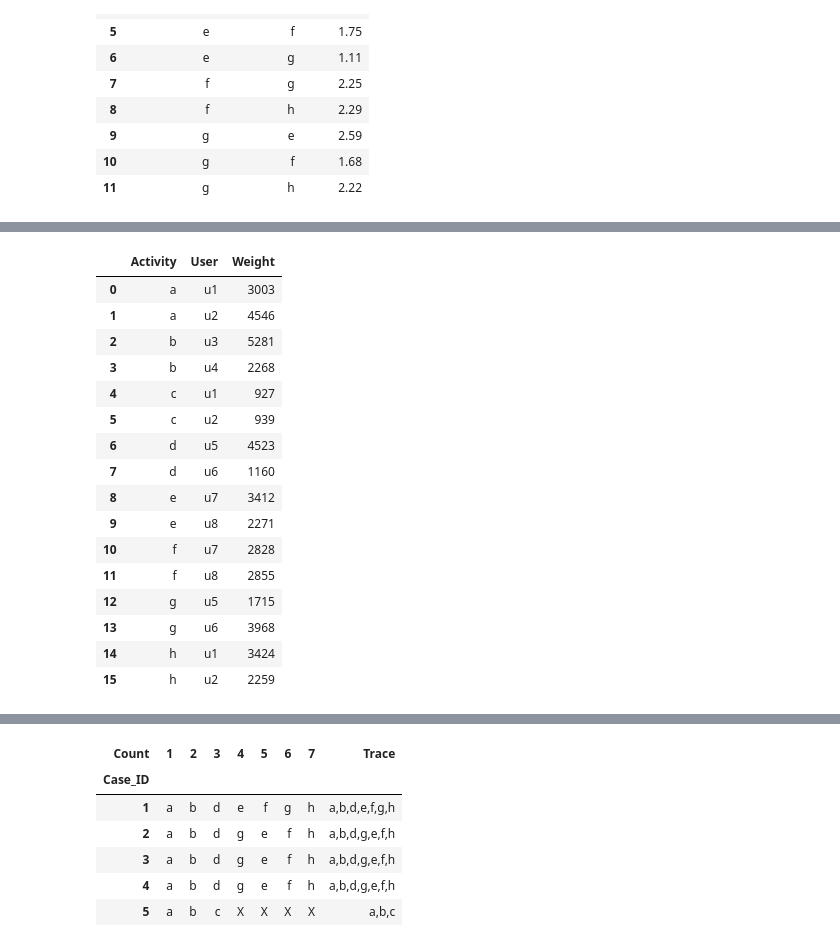
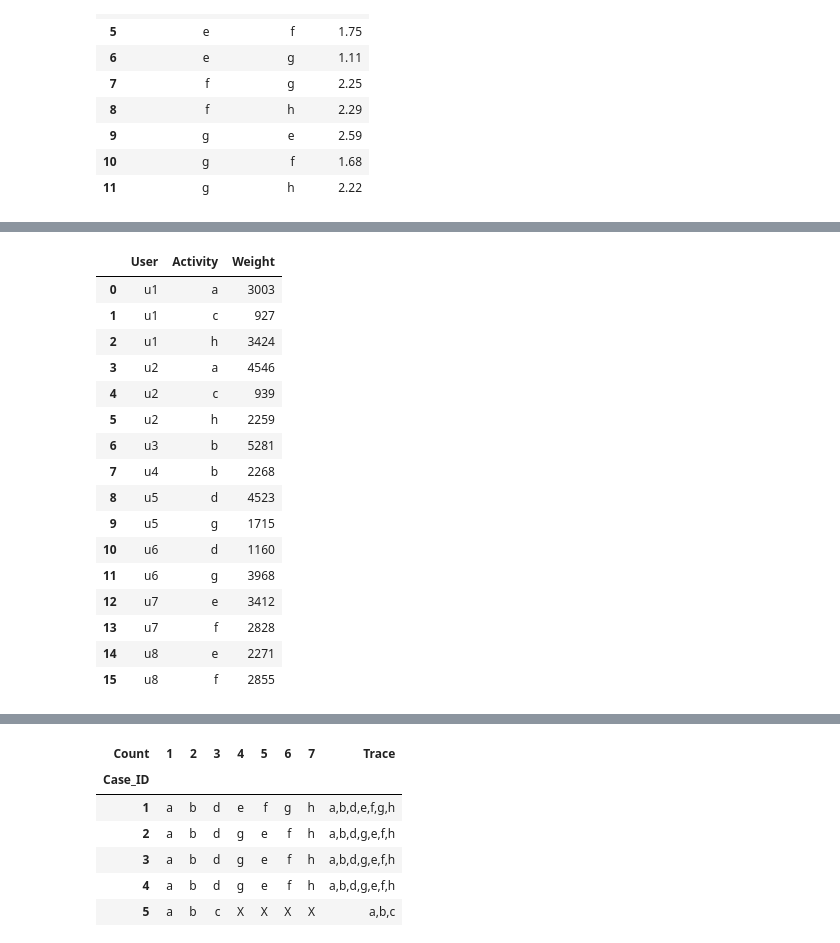
Before and after one commit to nkwachiabel/Process-Mining-A-Primer, a Jupyter notebook: Process Mining 3.ipynb, the cells around one changed output, grey strips where cells are left out. Cells and saved outputs as stored; diff of their text form; code cells hidden in the pictures.

```diff
--- a/Process Mining 3.ipynb
+++ b/Process Mining 3.ipynb
@@ -193,28 +194,28 @@ Z
 # %%
 # Individual activities per user
 iapu = df_node.copy()
-iapu = iapu[['Activity','User']]
-iapu = iapu.groupby(['Activity','User']).size()
+iapu = iapu[['User','Activity']]
+iapu = iapu.groupby(['User','Activity']).size()
 iapu = iapu.to_frame(name='Weight').reset_index()
 iapu
 # %% [output]
-|  | Activity | User | Weight |
-| 0 | a | u1 | 3003 |
-| 1 | a | u2 | 4546 |
-| 2 | b | u3 | 5281 |
-| 3 | b | u4 | 2268 |
-| 4 | c | u1 | 927 |
-| 5 | c | u2 | 939 |
-| 6 | d | u5 | 4523 |
-| 7 | d | u6 | 1160 |
-| 8 | e | u7 | 3412 |
-| 9 | e | u8 | 2271 |
-| 10 | f | u7 | 2828 |
-| 11 | f | u8 | 2855 |
-| 12 | g | u5 | 1715 |
-| 13 | g | u6 | 3968 |
-| 14 | h | u1 | 3424 |
-| 15 | h | u2 | 2259 |
+|  | User | Activity | Weight |
+| 0 | u1 | a | 3003 |
+| 1 | u1 | c | 927 |
+| 2 | u1 | h | 3424 |
+| 3 | u2 | a | 4546 |
+| 4 | u2 | c | 939 |
+| 5 | u2 | h | 2259 |
+| 6 | u3 | b | 5281 |
+| 7 | u4 | b | 2268 |
+| 8 | u5 | d | 4523 |
+| 9 | u5 | g | 1715 |
+| 10 | u6 | d | 1160 |
+| 11 | u6 | g | 3968 |
+| 12 | u7 | e | 3412 |
+| 13 | u7 | f | 2828 |
+| 14 | u8 | e | 2271 |
+| 15 | u8 | f | 2855 |
 # %%
 ZA = graphviz.Digraph(format='jpeg')
 
```
Also changed, not shown: parts of 3 cells of this notebook.
